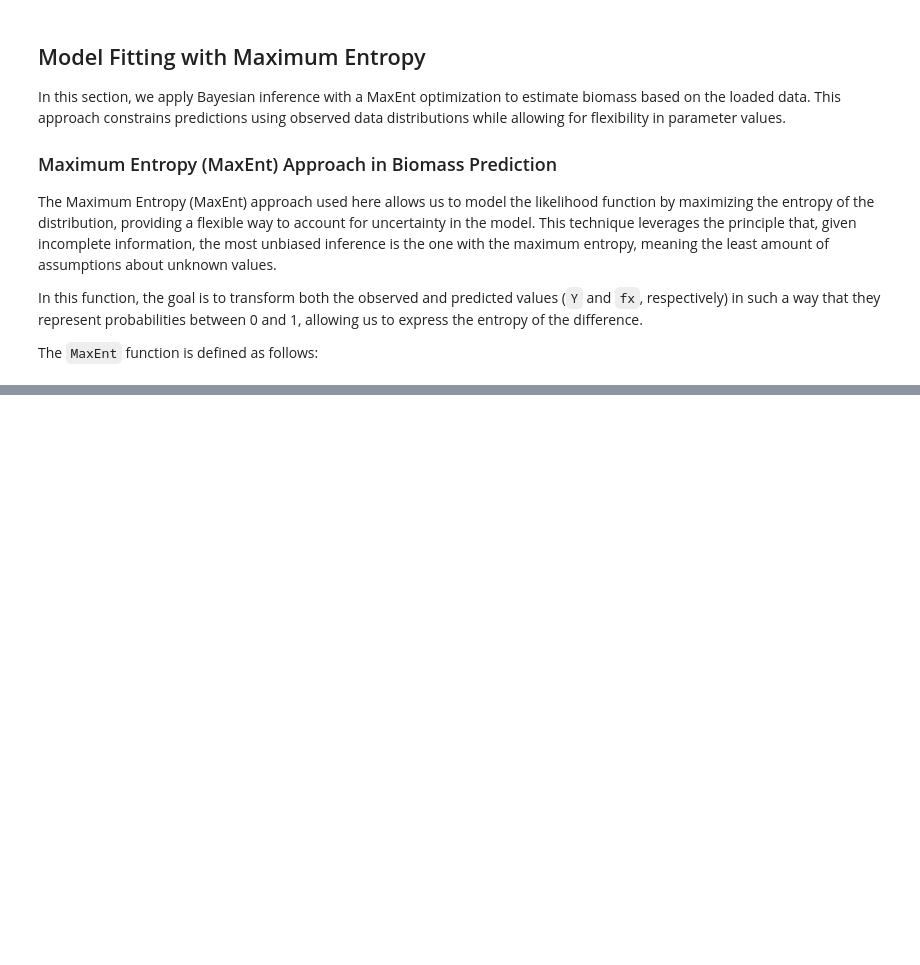
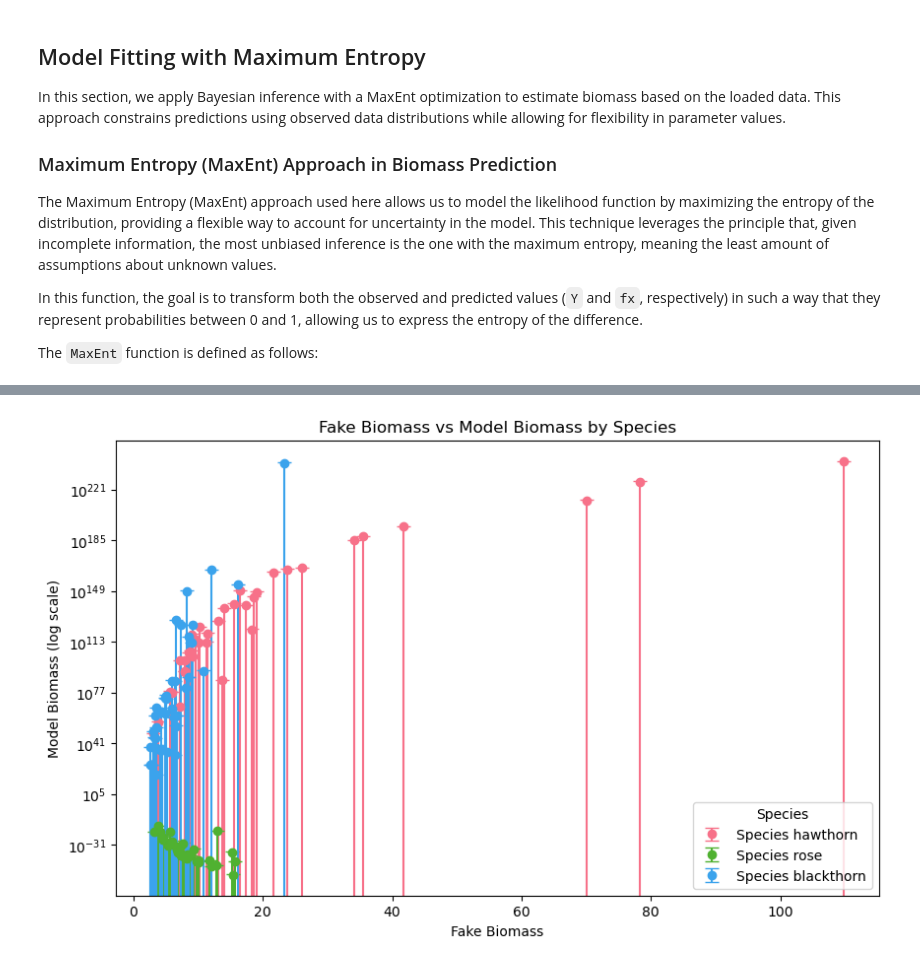
Before and after one commit to douglask3/BRAMBLE, a Jupyter notebook: development_notebook.ipynb, the cells around one changed output, grey strips where cells are left out. Drawn from its saved outputs; the diff is of its cells as text; code cells hidden in the pictures; blank space fills up the shorter version.

```diff
--- a/development_notebook.ipynb
+++ b/development_notebook.ipynb
@@ -446,0 +462,37 @@ plt.legend()
+# %%
+import matplotlib.pyplot as plt
+import seaborn as sns
+
+# Create a color palette based on the number of unique species
+species_unique = df['species'].unique()
+species_colors = sns.color_palette("husl", len(species_unique))  # 'husl' provides distinct colors
+
+plt.figure(figsize=(10, 6))
+
+# Loop over unique species to plot each with a different color
+for i, species in enumerate(species_unique):
+    species_data = df[df['species'] == species]
+    plt.errorbar(
+        species_data['Y_fake'],
+        species_data['simulation_mean'],
+        yerr=[species_data['simulation_mean'] - species_data['simulation_10'],
+              species_data['simulation_90'] - species_data['simulation_mean']],
+        fmt='o',
+        ecolor=species_colors[i],
+        capsize=5,
+        label=f'Species {species}',
+        color=species_colors[i]
+    )
+
+# Log scale for y-axis
+plt.yscale('log')
+
+# Labels and title
+plt.xlabel('Fake Biomass')
+plt.ylabel('Model Biomass (log scale)')
+plt.title('Fake Biomass vs Model Biomass by Species')
+plt.legend(title='Species')
+
+plt.show()
+# %% [output]
+[figure, added]
```
Also changed, not shown: parts of 26 cells of this notebook.
